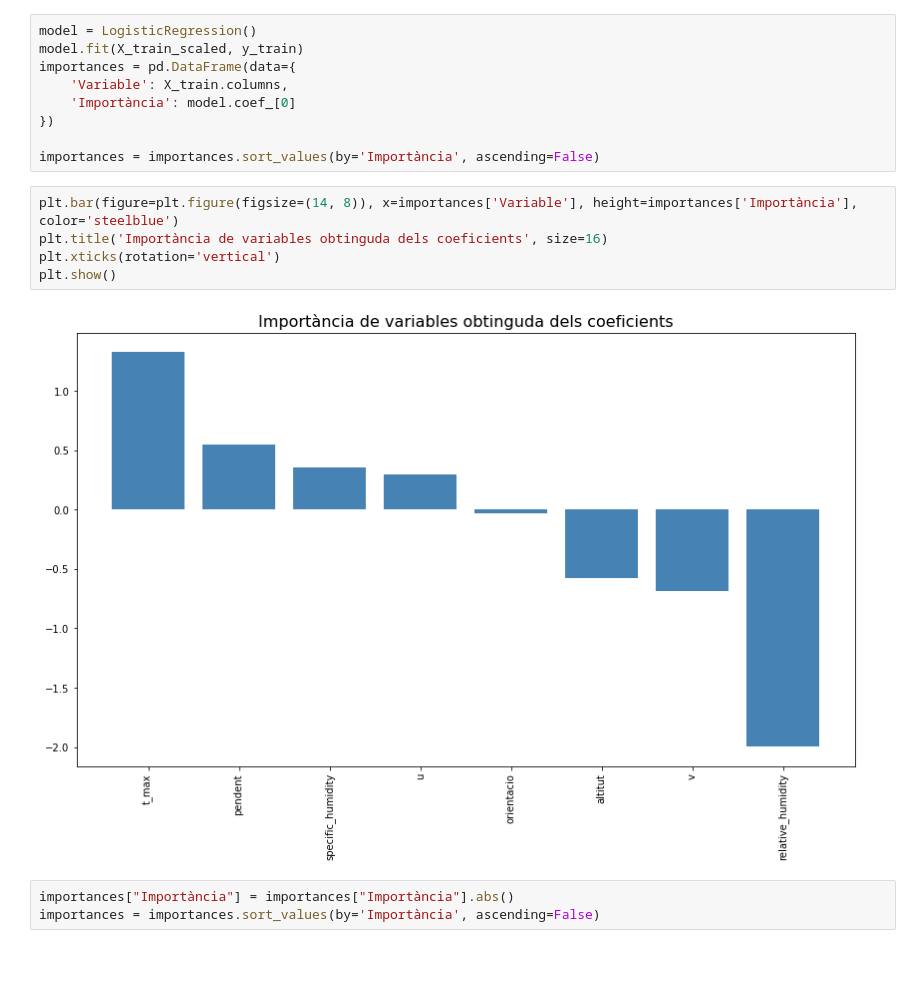
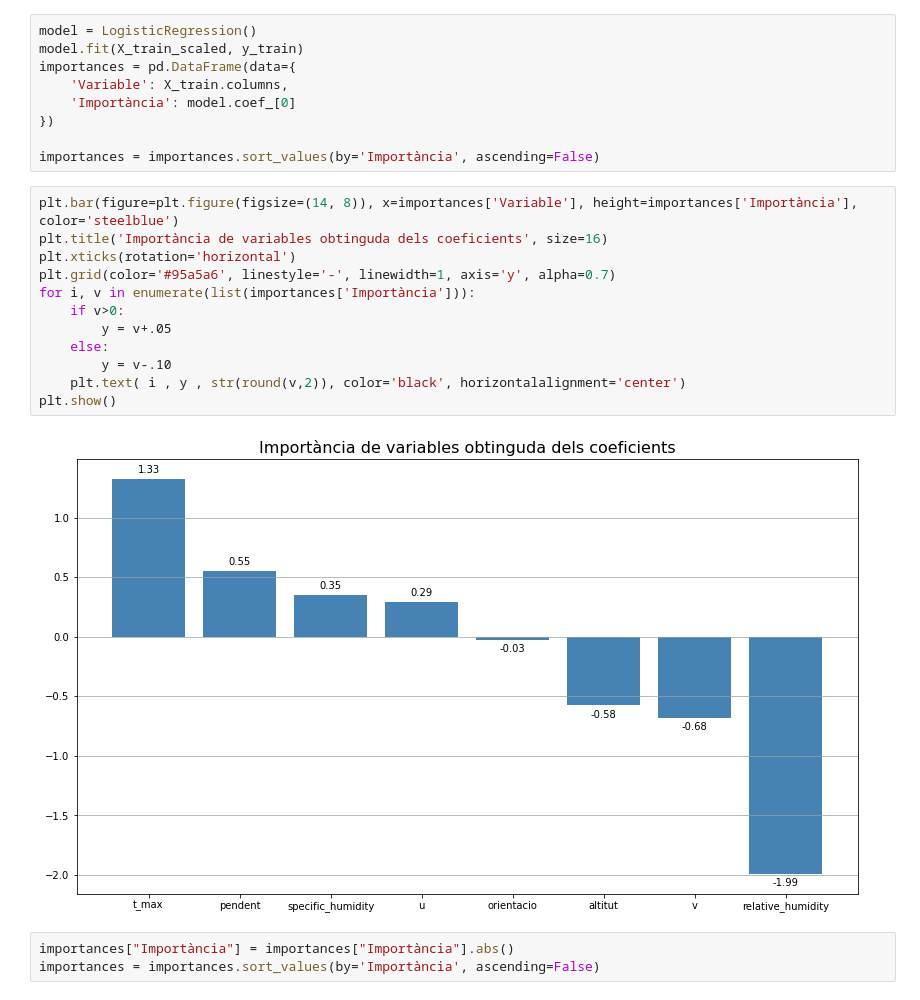
Before and after one commit to xpascuet/TFM, a Jupyter notebook: 04_feature_importance.ipynb, the cells around one changed output. Drawn from its saved outputs; the diff is of its cells as text; blank space fills up the shorter version.

Commit message:
visualització gràfics amb valors i guies

```diff
--- a/04_feature_importance.ipynb
+++ b/04_feature_importance.ipynb
@@ -29,10 +29,17 @@ importances = importances.sort_values(by='Importància', ascending=False)
 # %%
 plt.bar(figure=plt.figure(figsize=(14, 8)), x=importances['Variable'], height=importances['Importància'], color='steelblue')
 plt.title('Importància de variables obtinguda dels coeficients', size=16)
-plt.xticks(rotation='vertical')
+plt.xticks(rotation='horizontal')
+plt.grid(color='#95a5a6', linestyle='-', linewidth=1, axis='y', alpha=0.7)
+for i, v in enumerate(list(importances['Importància'])):
+    if v>0:
+        y = v+.05
+    else:
+        y = v-.10
+    plt.text( i , y , str(round(v,2)), color='black', horizontalalignment='center')
 plt.show()
 # %% [output]
-[figure, old version]
+[figure, new version]
 # %%
 importances["Importància"] = importances["Importància"].abs()
 importances = importances.sort_values(by='Importància', ascending=False)
```
Also changed, not shown: parts of 3 cells of this notebook.
